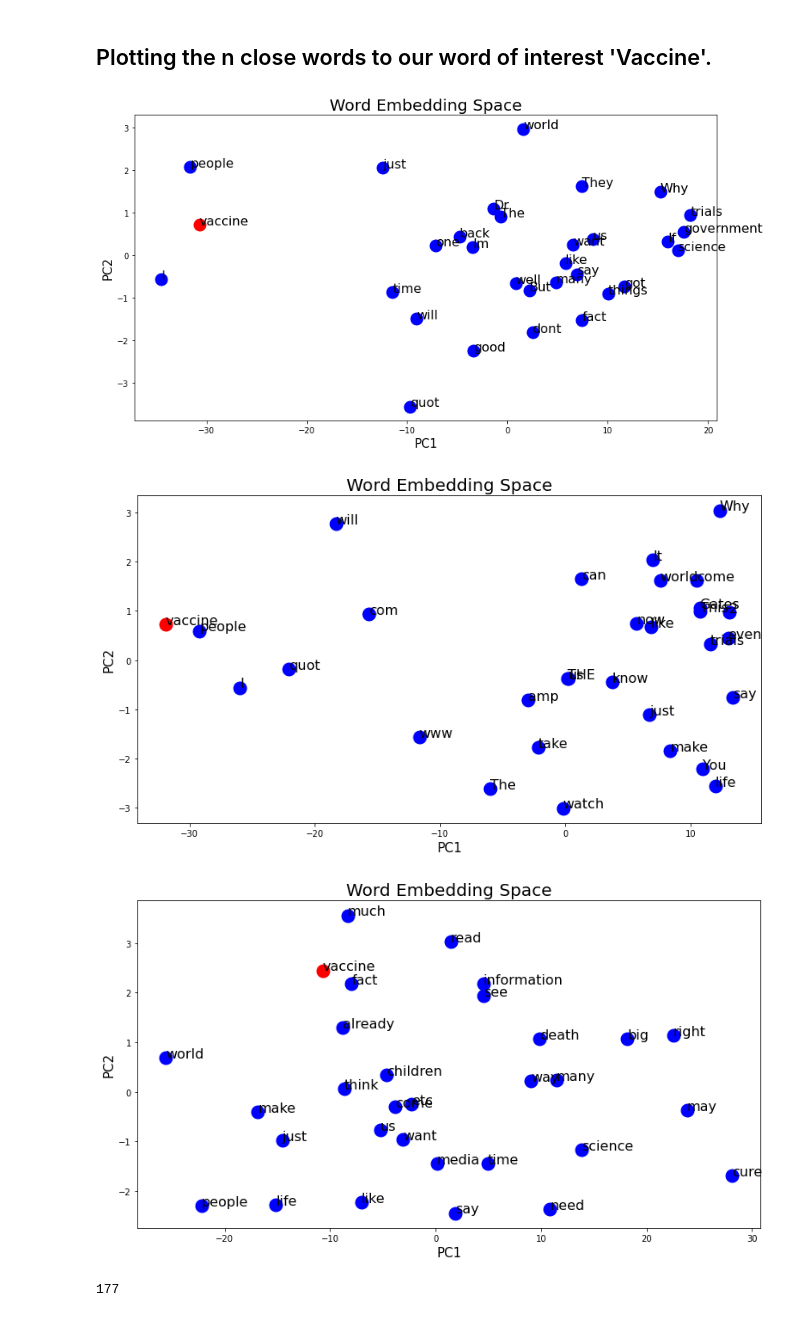
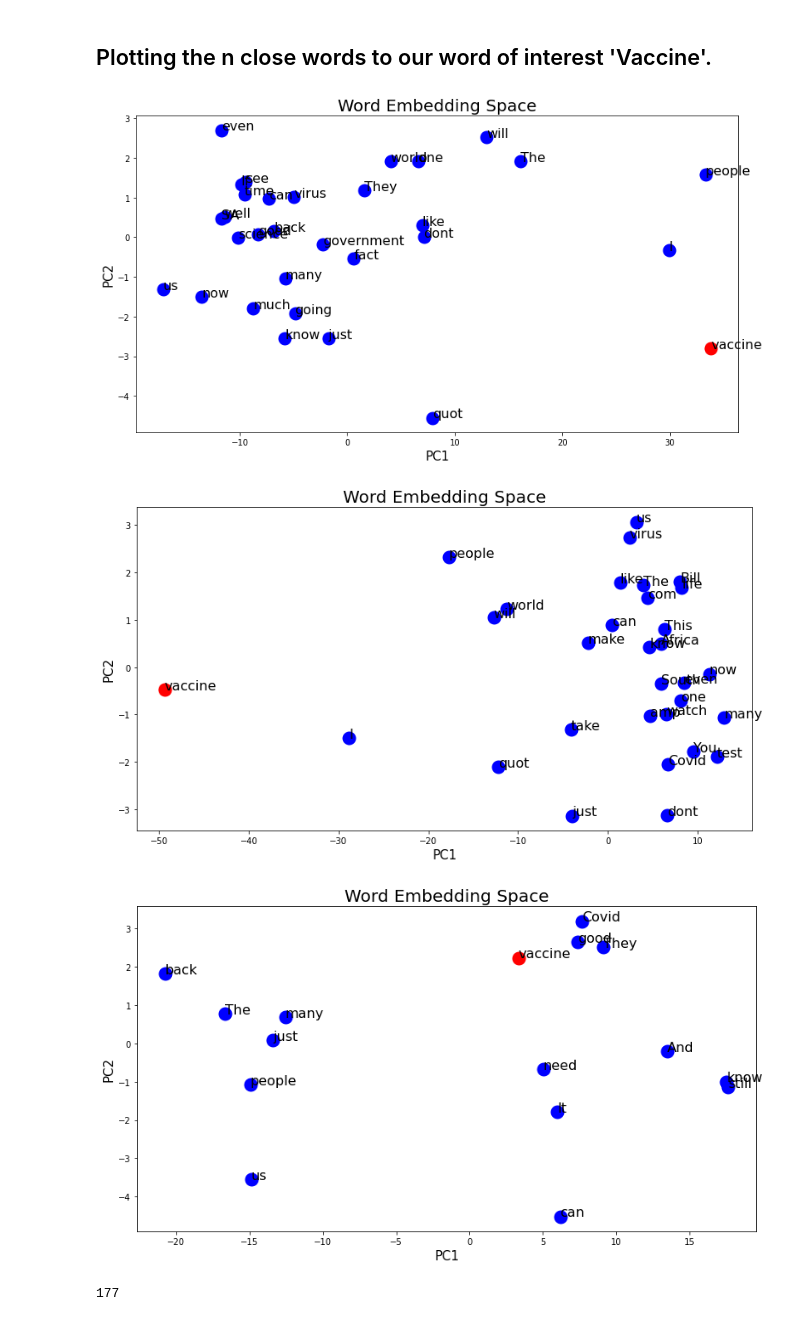
Before and after one commit to sillsphelyx/Vaccine_sentiments_SA, a Jupyter notebook: Covid_vaccine_sentiment_SA-Training_Word_embeddings.ipynb, the cells around one changed output. Saved outputs shown, nothing was run; the diff lists cells and outputs as text; code cells hidden in the pictures.

```diff
--- a/Covid_vaccine_sentiment_SA-Training_Word_embeddings.ipynb
+++ b/Covid_vaccine_sentiment_SA-Training_Word_embeddings.ipynb
@@ -38,7 +38,7 @@ comments_retrieved = [list(df_comments.iloc[i].dropna().astype('str')) for i in
 # %%
 # For the replies to the comments
 replies_retrieved = [replies_retrieved[i]  for i in range(len(replies_retrieved)) if len(replies_retrieved[i]) > 0]
-embedding_replies = word2vec.Word2Vec(sentences = replies_retrieved,size = 200, min_count = 42,window=10)
+embedding_replies = word2vec.Word2Vec(sentences = replies_retrieved,size = 200, min_count = 42,window=5,sg = 1)
 reply_vectors = embedding_replies.wv
 vaccine_closewords_replies = reply_vectors.similar_by_word('vaccine')
 print(f'Most similar to vaccine are {vaccine_closewords_replies[:3]}')
@@ -47,7 +47,7 @@ Most similar to vaccine are [('I', 0.9999167919158936), ('just', 0.9999099373817
 # %%
 # Training Word Embeddings using gensim an NLP library
 # For direct comments only
-embedding_comments  = word2vec.Word2Vec(sentences = comments_retrieved,size = 200, min_count = 23,window=10)
+embedding_comments  = word2vec.Word2Vec(sentences = comments_retrieved,size = 200, min_count = 23,window=5,sg=1)
 comment_vectors = embedding_comments.wv
 vaccine_closewords_comments = comment_vectors.similar_by_word('vaccine')
 print(f'Most similar to vaccine are {vaccine_closewords_comments[:4]}')
@@ -56,7 +56,7 @@ Most similar to vaccine are [('I', 0.9998544454574585), ('THE', 0.99981141090393
 # %%
 # For both replies and comments combined
 comments_replies_combined = replies_retrieved + comments_retrieved
-embedding_combined = word2vec.Word2Vec(sentences = comments_replies_combined,size = 200, min_count = 60,window=10)
+embedding_combined = word2vec.Word2Vec(sentences = comments_replies_combined,size = 200, min_count = 60,window=5,sg=1)
 combined_vectors = embedding_combined.wv
 vaccine_closewords_combined = combined_vectors.similar_by_word('vaccine')
 print(f'Most similar to vaccine are {vaccine_closewords_combined[:4]}')
@@ -183,10 +191,0 @@ common_words(embeddings_list,30)
-# %%
-k = {2,3,4}
-o = {4,5,3}
-i = {8,3,9}
-t = {8,7,6,3}
-tu = [k,o,i,t]
-coms = tu[0]
-for i in range(len(tu)-1):
-    coms = coms.intersection(tu[i+1])
-print(coms)
@@ -222,17 +219,17 @@ def word_distribution_around_target_word(target_word,n_surrounding_words,word_em
 # Plot for words around vaccine in the replies corpus
 word_distribution_around_target_word('vaccine',30,reply_vectors)
 # %% [output]
-[figure, old version]
+[figure, new version]
 # %%
 # Plot for words around vaccine in the comments corpus
 word_distribution_around_target_word('vaccine',30,comment_vectors)
 # %% [output]
-[figure, old version]
+[figure, new version]
 # %%
 # Plot for words around vaccine in the combined corpus
-word_distribution_around_target_word('vaccine',30,combined_vectors)
+word_distribution_around_target_word('vaccine',15,combined_vectors)
 # %% [output]
-[figure, old version]
+[figure, new version]
 # %%
 # count of words in the embedding space
 def embedding_vocab_count(vectors):
```
Also changed, not shown: parts of 9 cells of this notebook, 2 other files.
